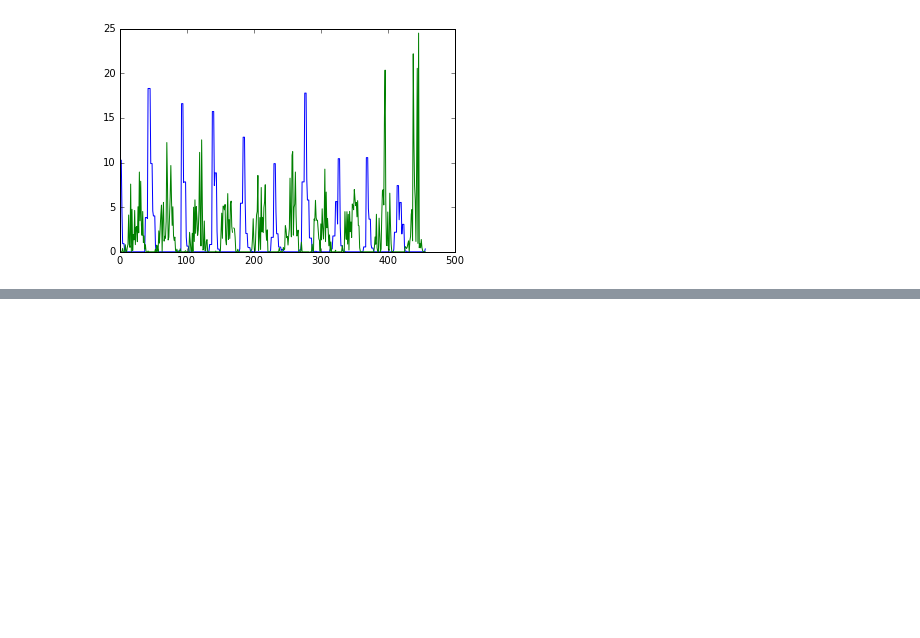
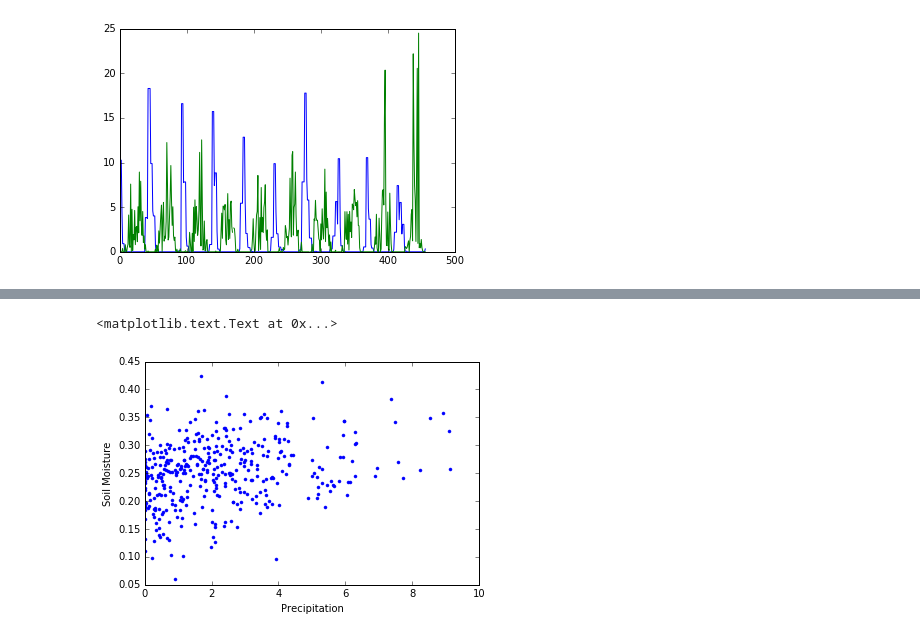
Before and after one commit to esa-esdl/esdl-shared, a Jupyter notebook: notebooks/Cab-Lab demo_basemap.ipynb, the cells around one changed output, grey strips where cells are left out. Drawn from its saved outputs; the diff is of its cells as text; code cells hidden in the pictures; blank space fills up the shorter version.

```diff
--- a/notebooks/Cab-Lab demo_basemap.ipynb
+++ b/notebooks/Cab-Lab demo_basemap.ipynb
@@ -82,0 +102,9 @@ ax.set_title('Precipitation')
+# %%
+f = plt.figure(num=None)
+ax = f.add_subplot(111)
+ax.plot(pre[0][ii],soil[0][ii],'.')
+ax.set_xlabel("Precipitation")
+ax.set_ylabel("Soil Moisture")
+# %% [output]
+<matplotlib.text.Text at 0x...>
+[figure, added]
```
Also changed, not shown: parts of 12 cells of this notebook.
